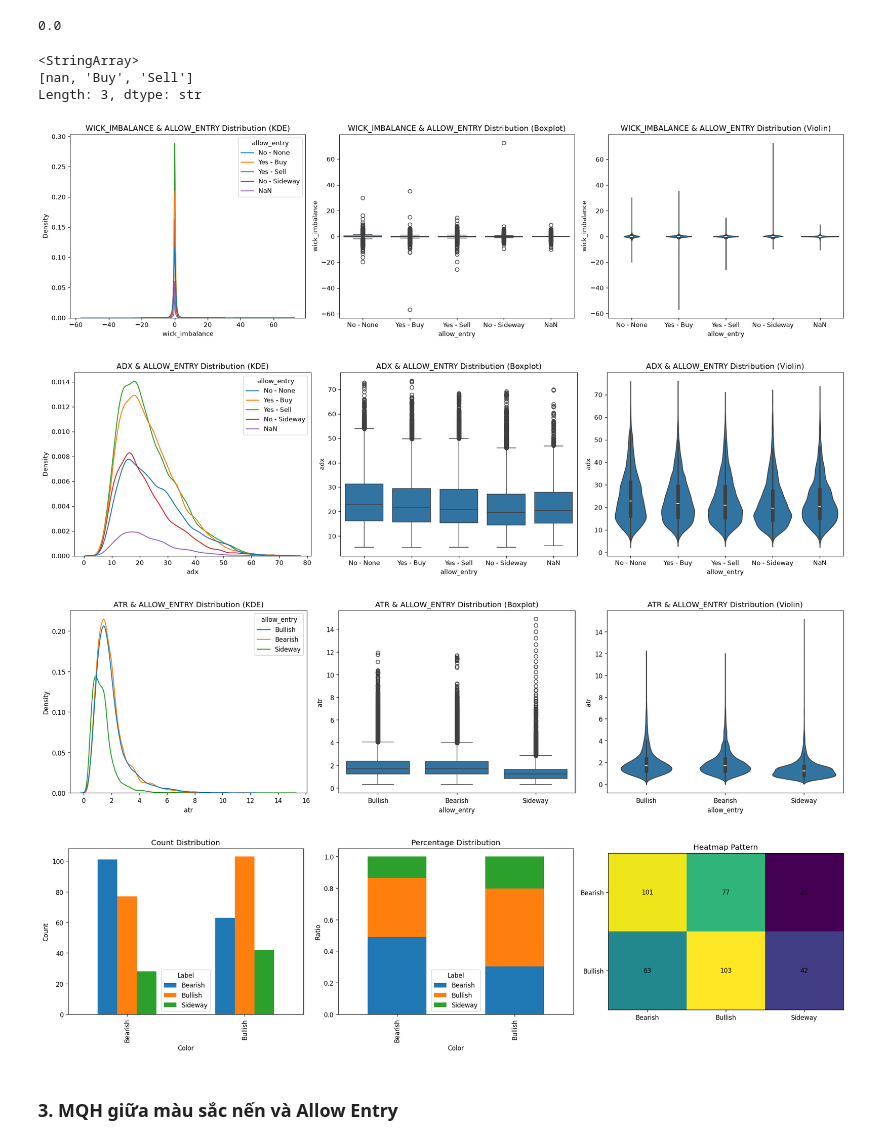
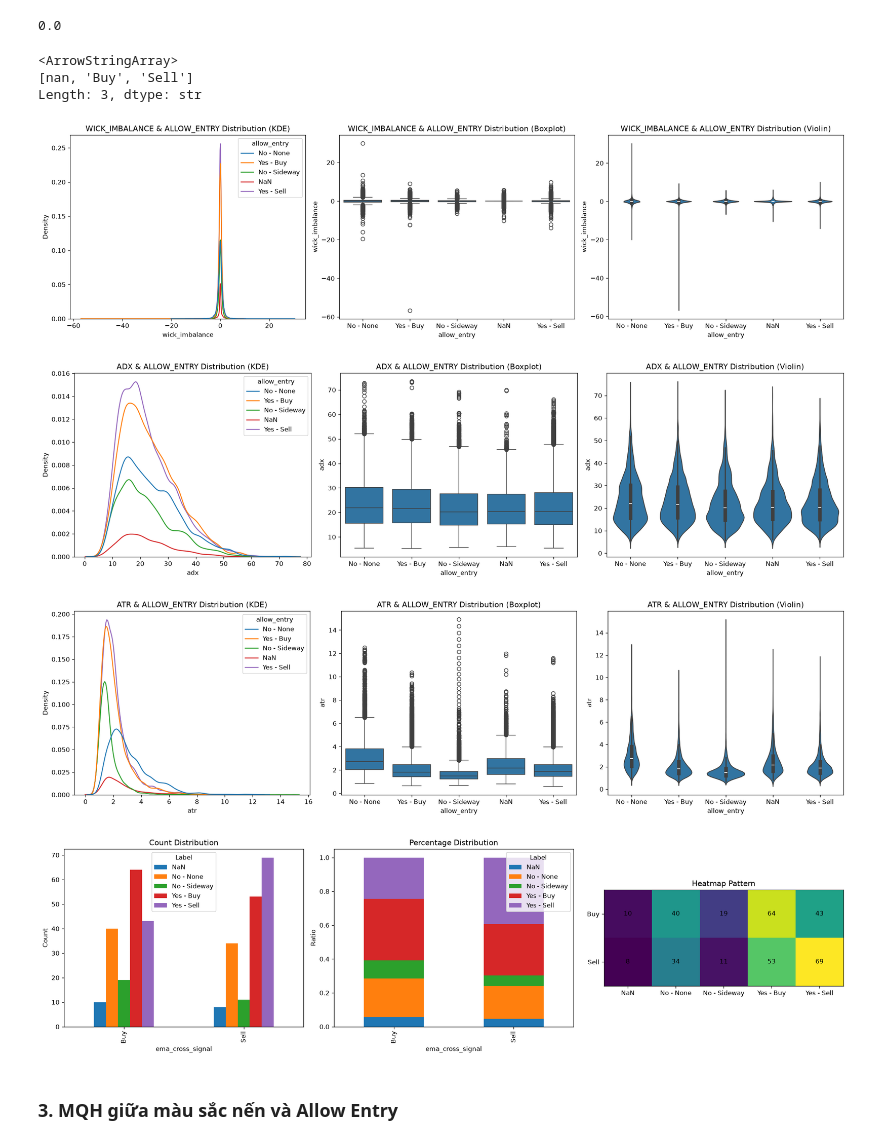
Before and after one commit to tempusoneps/vnstock-analytics, a Jupyter notebook: notebooks/VN30F1M/Entry_the_market_distribution.ipynb, the cells around one changed output. Drawn from its saved outputs; the diff is of its cells as text; code cells hidden in the pictures.

```diff
--- a/notebooks/VN30F1M/Entry_the_market_distribution.ipynb
+++ b/notebooks/VN30F1M/Entry_the_market_distribution.ipynb
@@ -24,6 +24,6 @@ Wall time: 1.48 s
 # %%
-# data = dataset[dataset.index > '2020-11-01 00:00:00'].copy()
-data = dataset.copy()
+data = dataset[(dataset.index > '2020-11-01 00:00:00') & (dataset.index < '2025-05-30 00:00:00')].copy()
+# data = dataset.copy()
 # %%
 data
 # %% [output]
@@ -99,27 +99,27 @@ print(p)
 # %%
 data.ema_cross_signal.unique()
 # %% [output]
-<StringArray>
+<ArrowStringArray>
 [nan, 'Buy', 'Sell']
 Length: 3, dtype: str
 # %%
 show_3_sns_charts(data, 'wick_imbalance', 'allow_entry')
 # %% [output]
-[figure, old version]
+[figure, new version]
 # %%
 show_3_sns_charts(data, 'adx', 'allow_entry')
 # %% [output]
-[figure, old version]
+[figure, new version]
 # %%
 show_3_sns_charts(data, 'atr', 'allow_entry')
 # %% [output]
-[figure, old version]
+[figure, new version]
 # %%
 dfx = data[data.ema_cross_signal.notna()]
 # %%
-show_3_distribution_chart(dfx['ema_cross_signal'], dfx['allow_entry'])
+show_3_distribution_charts(dfx['ema_cross_signal'], dfx['allow_entry'])
 # %% [output]
-[figure, old version]
+[figure, new version]
 # %% [markdown]
 ### 3. MQH giữa màu sắc nến và Allow Entry
 # %%
```
Also changed, not shown: parts of 8 cells of this notebook, 7 other files.
